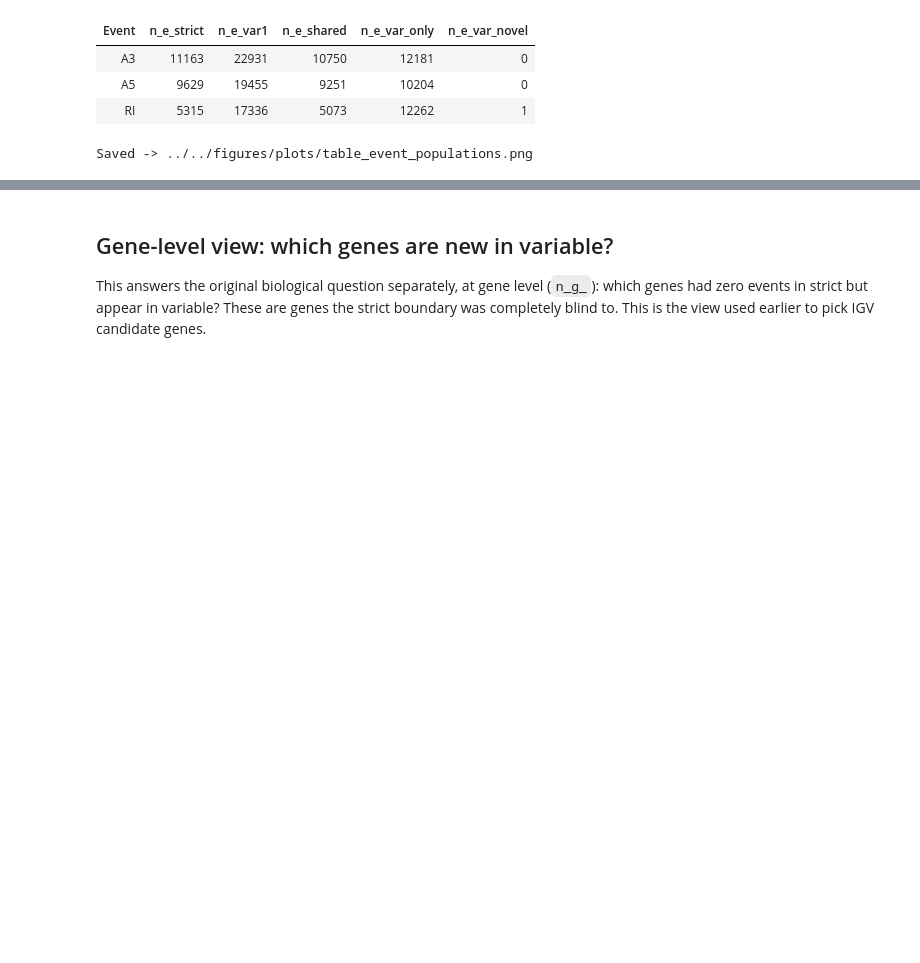
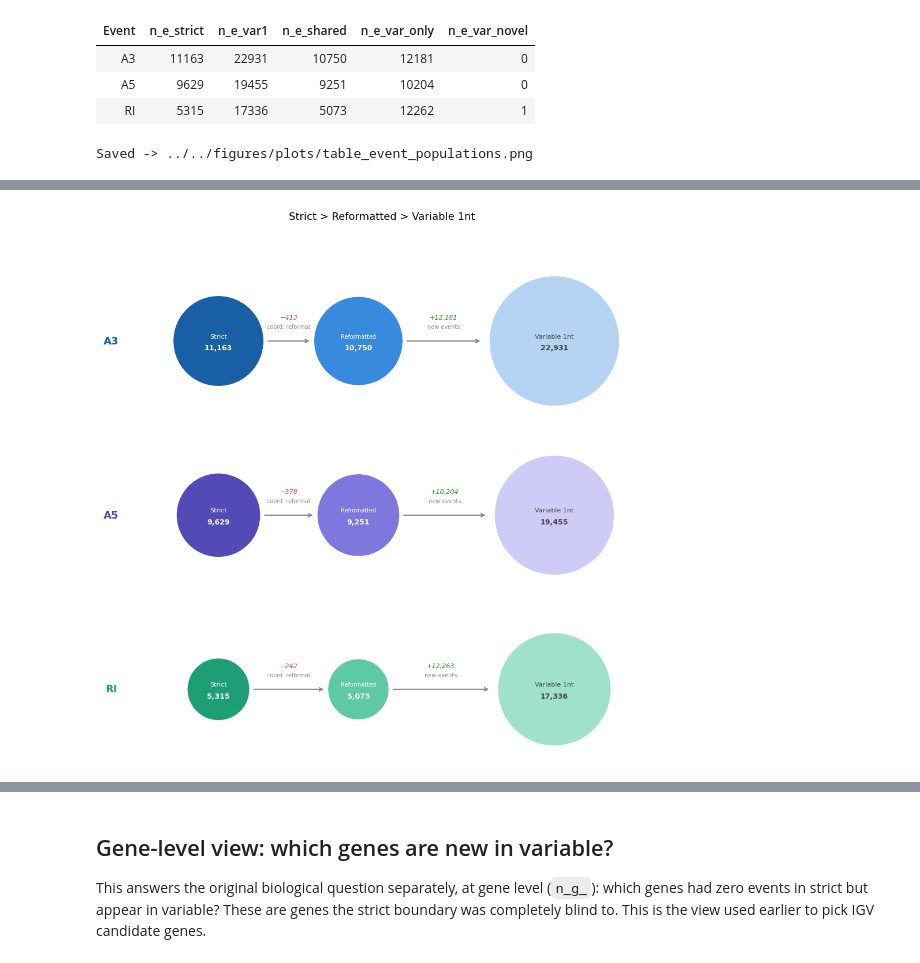
Before and after one commit to griceyrt/Internship, a Jupyter notebook: analysis/notebooks/01_filter_events.ipynb, the cells around one changed output, grey strips where cells are left out. Saved outputs shown, nothing was run; the diff lists cells and outputs as text; code cells hidden in the pictures; blank space fills up the shorter version.

```diff
--- a/analysis/notebooks/01_filter_events.ipynb
+++ b/analysis/notebooks/01_filter_events.ipynb
@@ -273,0 +376,100 @@ Saved -> ../../figures/plots/table_event_populations.png
+# %%
+fig, axes = plt.subplots(3, 1, figsize=(10, 10))
+
+colors = {
+    "RI": {"strict": "#1D9E75", "fmt": "#5DCAA5", "var1": "#9FE1CB"},
+    "A3": {"strict": "#185FA5", "fmt": "#378ADD", "var1": "#B5D4F4"},
+    "A5": {"strict": "#534AB7", "fmt": "#7F77DD", "var1": "#CECBF6"},
+}
+
+max_n = max(len(populations[e]["var1_df"]) for e in EVENTS)
+
+for i, event in enumerate(EVENTS):
+    pop = populations[event]
+    n_strict     = len(pop["strict_df"])
+    n_strict_fmt = len(pop["strict_var_fmt"])
+    n_var1       = len(pop["var1_df"])
+    n_lost       = n_strict - n_strict_fmt
+    n_gained     = len(pop["var_only"]) + len(pop["var_novel"])
+
+    ax = axes[i]
+    ax.set_aspect("equal")
+    ax.axis("off")
+    ax.set_xlim(-0.5, 11.5)
+    ax.set_ylim(-1.5, 1.5)
+
+    r_strict     = np.sqrt(n_strict / max_n)
+    r_strict_fmt = np.sqrt(n_strict_fmt / max_n)
+    r_var1       = np.sqrt(n_var1 / max_n)
+
+    scale = 1.4
+    positions = [2.0, 5.0, 9.2]
+
+    c1 = plt.Circle((positions[0], 0), r_strict * scale,
+                     color=colors[event]["strict"], ec="white", linewidth=1.5)
+    c2 = plt.Circle((positions[1], 0), r_strict_fmt * scale,
+                     color=colors[event]["fmt"], ec="white", linewidth=1.5)
+    c3 = plt.Circle((positions[2], 0), r_var1 * scale,
+                     color=colors[event]["var1"], ec="white", linewidth=1.5)
+
+    ax.add_patch(c1)
+    ax.add_patch(c2)
+    ax.add_patch(c3)
+
+    # first arrow: strict -> reformatted
+    ax.annotate("", xy=(positions[1] - r_strict_fmt * scale - 0.05, 0),
+                xytext=(positions[0] + r_strict * scale + 0.05, 0),
+                arrowprops=dict(arrowstyle="->", color="#888888", lw=1.5))
+
+    # second arrow: reformatted -> variable
+    ax.annotate("", xy=(positions[2] - r_var1 * scale - 0.15, 0),
+                xytext=(positions[1] + r_strict_fmt * scale + 0.05, 0),
+                arrowprops=dict(arrowstyle="->", color="#888888", lw=1.5))
+
+    # circle labels
+    ax.text(positions[0], 0.1, "Strict", ha="center", va="center",
+            fontsize=8, color="white")
+    ax.text(positions[0], -0.15, f"{n_strict:,}", ha="center", va="center",
+            fontsize=9, fontweight="bold", color="white")
+
+    ax.text(positions[1], 0.1, "Reformatted", ha="center", va="center",
+            fontsize=7, color="white")
+    ax.text(positions[1], -0.15, f"{n_strict_fmt:,}", ha="center", va="center",
+            fontsize=9, fontweight="bold", color="white")
+
+    ax.text(positions[2], 0.1, "Variable 1nt", ha="center", va="center",
+            fontsize=8, color="#444444")
+    ax.text(positions[2], -0.15, f"{n_var1:,}", ha="center", va="center",
+            fontsize=9, fontweight="bold", color="#444444")
+
+    # first arrow annotation (centered between actual arrow endpoints)
+    arrow1_start = positions[0] + r_strict * scale + 0.05
+    arrow1_end   = positions[1] - r_strict_fmt * scale - 0.05
+    arrow1_mid   = (arrow1_start + arrow1_end) / 2
+    ax.text(arrow1_mid, 0.5, f"−{n_lost:,}", ha="center", va="center",
+            fontsize=8, color="#cc4444", fontstyle="italic")
+    ax.text(arrow1_mid, 0.3, "coord. reformat", ha="center", va="center",
+            fontsize=7, color="#888888")
+
+    # second arrow annotation (centered between actual arrow endpoints)
+    arrow2_start = positions[1] + r_strict_fmt * scale + 0.05
+    arrow2_end   = positions[2] - r_var1 * scale - 0.15
+    arrow2_mid   = (arrow2_start + arrow2_end) / 2
+    ax.text(arrow2_mid, 0.5, f"+{n_gained:,}", ha="center", va="center",
+            fontsize=8, color="#2a8a2a", fontstyle="italic")
+    ax.text(arrow2_mid, 0.3, "new events", ha="center", va="center",
+            fontsize=7, color="#888888")
+
+    # event type label on the left
+    ax.text(-0.3, 0, event, ha="center", va="center",
+            fontsize=13, fontweight="bold",
+            color=colors[event]["strict"])
+
+plt.suptitle("Strict > Reformatted > Variable 1nt", fontsize=13, y=1.01)
+plt.tight_layout(h_pad=0.1) # reduce vertical spacing between subplots
+plt.savefig("../../figures/plots/flow_event_populations_rows.png",
+            dpi=150, bbox_inches="tight")
+plt.show()
+print("Saved!")
+# %% [output]
+[figure, added]
```
Also changed, not shown: parts of 3 cells of this notebook, 1 other file.
